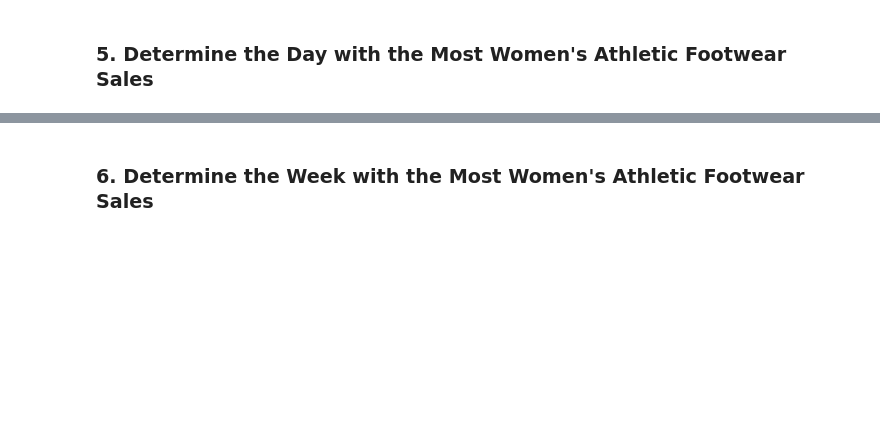
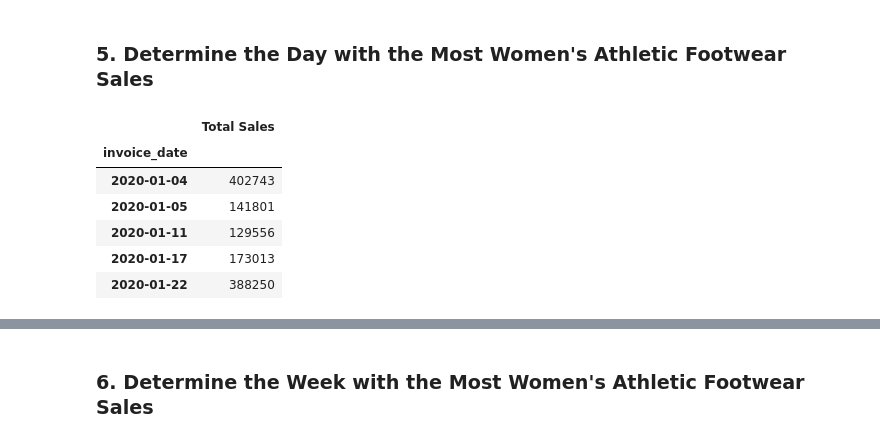
Before and after one commit to jd-sterren/athletic_sales_analysis, a Jupyter notebook: athletic_sales_analysis_starter_code.ipynb, the cells around one changed output, grey strips where cells are left out. Drawn from its saved outputs; the diff is of its cells as text; code cells hidden in the pictures; blank space fills up the shorter version.

```diff
--- a/athletic_sales_analysis_starter_code.ipynb
+++ b/athletic_sales_analysis_starter_code.ipynb
@@ -309,11 +318,23 @@ womens_footwear_total_sold.head(5)
 ### 5. Determine the Day with the Most Women's Athletic Footwear Sales
 # %%
 # Create a pivot table with the 'invoice_date' column is the index, and the "total_sales" as the values.
-
+wf_date_sales_pivot = pd.pivot_table(womens_athletic_footwear,
+                                     index='invoice_date',
+                                     values='total_sales',
+                                     aggfunc='sum')
 
 # Optional: Rename the "total_sales" column to "Total Sales"
-
+wf_date_sales_pivot = wf_date_sales_pivot.rename(columns={"total_sales":"Total Sales"})
 
 # Show the table.
+wf_date_sales_pivot.head()
+# %% [output]
+|  | Total Sales |
+| invoice_date |  |
+| 2020-01-04 | 402743 |
+| 2020-01-05 | 141801 |
+| 2020-01-11 | 129556 |
+| 2020-01-17 | 173013 |
+| 2020-01-22 | 388250 |
 # %%
 # Resample the pivot table into daily bins, and get the total sales for each day.
```
Also changed, not shown: parts of 5 cells of this notebook, 1 other file.
